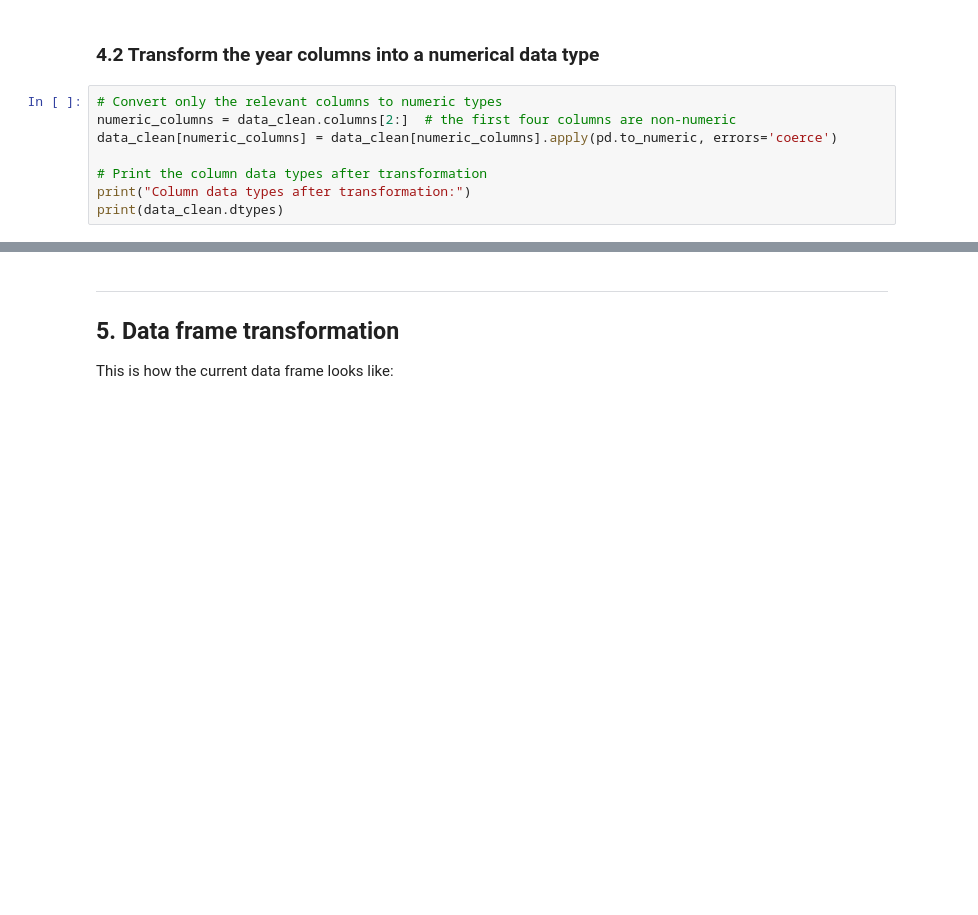
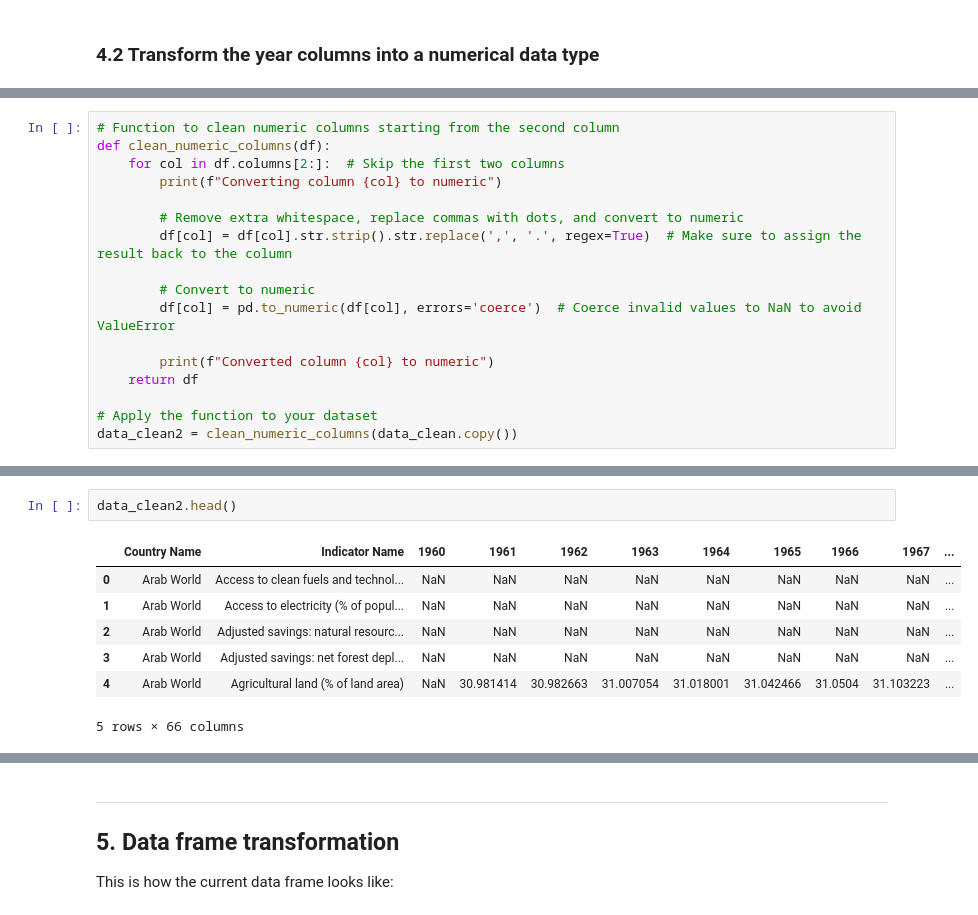
Before and after one commit to KleinerToaster/co2_prediction_countries, a Jupyter notebook: notebook/co2_dataPreperation.ipynb, the cells around one changed output, grey strips where cells are left out. Saved outputs shown, nothing was run; the diff lists cells and outputs as text; blank space fills up the shorter version.

```diff
--- a/notebook/co2_dataPreperation.ipynb
+++ b/notebook/co2_dataPreperation.ipynb
@@ -316,11 +298,3 @@ Current number of columns:
 66
 # %% [markdown]
 ### 4.2 Transform the year columns into a numerical data type
-# %%
-# Convert only the relevant columns to numeric types
-numeric_columns = data_clean.columns[2:]  # the first four columns are non-numeric
-data_clean[numeric_columns] = data_clean[numeric_columns].apply(pd.to_numeric, errors='coerce')
-
-# Print the column data types after transformation
-print("Column data types after transformation:")
-print(data_clean.dtypes)
@@ -340,0 +326,17 @@ Length: 66, dtype: object
+# %%
+# Function to clean numeric columns starting from the second column
+def clean_numeric_columns(df):
+    for col in df.columns[2:]:  # Skip the first two columns
+        print(f"Converting column {col} to numeric")
+
+        # Remove extra whitespace, replace commas with dots, and convert to numeric
+        df[col] = df[col].str.strip().str.replace(',', '.', regex=True)  # Make sure to assign the result back to the column
+
+        # Convert to numeric
+        df[col] = pd.to_numeric(df[col], errors='coerce')  # Coerce invalid values to NaN to avoid ValueError
+
+        print(f"Converted column {col} to numeric")
+    return df
+
+# Apply the function to your dataset
+data_clean2 = clean_numeric_columns(data_clean.copy())
@@ -340,0 +361,10 @@ Length: 66, dtype: object
+# %%
+data_clean2.head()
+# %% [output]
+|  | Country Name | Indicator Name | 1960 | 1961 | 1962 | 1963 | 1964 | 1965 | 1966 | 1967 | ... |
+| 0 | Arab World | Access to clean fuels and technol... | NaN | NaN | NaN | NaN | NaN | NaN | NaN | NaN | ... |
+| 1 | Arab World | Access to electricity (% of popul... | NaN | NaN | NaN | NaN | NaN | NaN | NaN | NaN | ... |
+| 2 | Arab World | Adjusted savings: natural resourc... | NaN | NaN | NaN | NaN | NaN | NaN | NaN | NaN | ... |
+| 3 | Arab World | Adjusted savings: net forest depl... | NaN | NaN | NaN | NaN | NaN | NaN | NaN | NaN | ... |
+| 4 | Arab World | Agricultural land (% of land area) | NaN | 30.981414 | 30.982663 | 31.007054 | 31.018001 | 31.042466 | 31.0504 | 31.103223 | ... |
+5 rows × 66 columns
```
Also changed, not shown: parts of 28 cells of this notebook, 1 other file.
